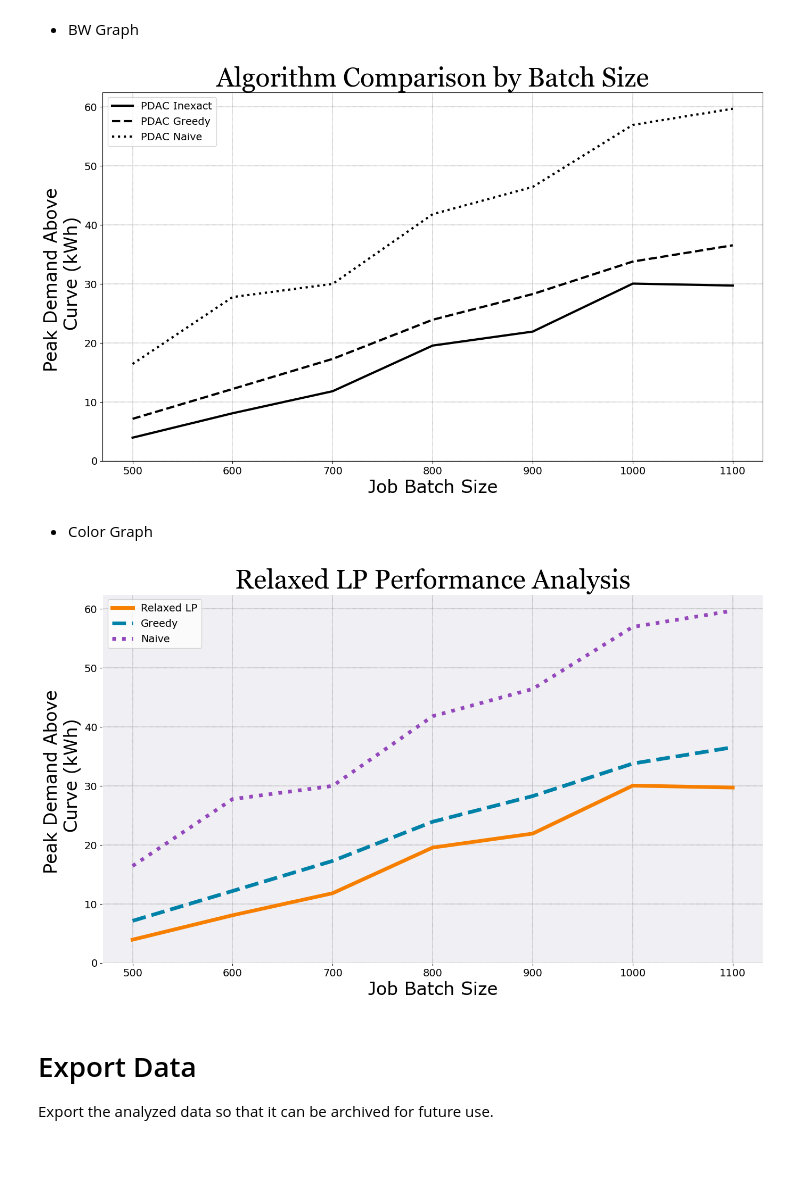
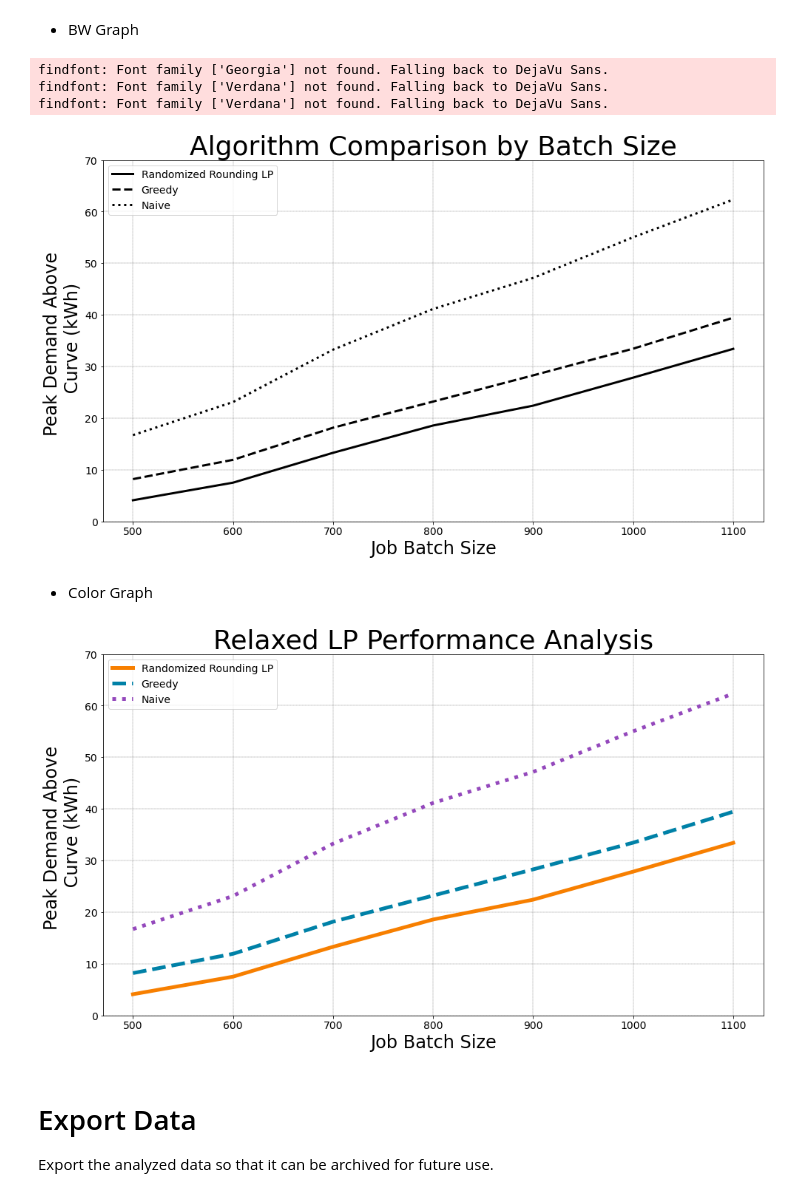
Before and after one commit to calebtheeardley/PeakDemanMinimizationAboveAResourceCurve, a Jupyter notebook: Code/Data Visualization/inexact_pdac_analysis.ipynb, the cells around one changed output. Drawn from its saved outputs; the diff is of its cells as text; code cells hidden in the pictures; blank space fills up the shorter version.

```diff
--- a/Code/Data Visualization/inexact_pdac_analysis.ipynb
+++ b/Code/Data Visualization/inexact_pdac_analysis.ipynb
@@ -106,6 +106,8 @@ pdac_naive = []
 
 final_data = []
 
+trials = 50
+
 for batch_size in range(start_size, end_size, step_size):
     inexact_total = 0
     inexact_copy_total = 0
@@ -114,7 +116,7 @@ for batch_size in range(start_size, end_size, step_size):
 
     print(f"\nBatch Size: {batch_size}")
 
-    for trial in range(5):
+    for trial in range(trials):
         print(f"Trial #: {trial}")
         random.shuffle(jobs_array)
 
@@ -151,9 +153,9 @@ for batch_size in range(start_size, end_size, step_size):
         }
         final_data.append(trial_data)
 
-    pdac_inexact.append(inexact_total / 5)
-    pdac_greedy.append(greedy_total / 5)
-    pdac_naive.append(naive_total / 5)
+    pdac_inexact.append(inexact_total / trials)
+    pdac_greedy.append(greedy_total / trials)
+    pdac_naive.append(naive_total / trials)
 # %% [output]
 Batch Size: 500
 Trial #: 0
@@ -188,9 +190,9 @@ fig, ax = plt.subplots(figsize=(16,9))
 
 # Plot data
 job_graph_xvalues = [i for i in range(start_size, end_size, step_size)]
-ax.plot(job_graph_xvalues, inexact_list, label="PDAC Inexact", linestyle='-', color = 'black', linewidth=3)
-ax.plot(job_graph_xvalues, greedy_list, label="PDAC Greedy", linestyle='--', color = 'black', linewidth=3)
-ax.plot(job_graph_xvalues, naive_list, label="PDAC Naive", linestyle=':', color = 'black', linewidth=3)
+ax.plot(job_graph_xvalues, inexact_list, label="Randomized Rounding LP", linestyle='-', color = 'black', linewidth=3)
+ax.plot(job_graph_xvalues, greedy_list, label="Greedy", linestyle='--', color = 'black', linewidth=3)
+ax.plot(job_graph_xvalues, naive_list, label="Naive", linestyle=':', color = 'black', linewidth=3)
 
 ax.grid(True, linestyle='--', linewidth=0.25, color='black')
 plt.tick_params(axis='both', labelsize=14)
@@ -206,43 +208,46 @@ ax.legend(loc='upper left', prop={'family': 'Verdana', 'size': 14})
 plt.savefig(f"../../Output_Data/Final_Figures/inexact_pdac_analysis_{analysis_num}_bw.png")
 plt.show()
 # %% [output]
+findfont: Font family ['Georgia'] not found. Falling back to DejaVu Sans.
+findfont: Font family ['Verdana'] not found. Falling back to DejaVu Sans.
+findfont: Font family ['Verdana'] not found. Falling back to DejaVu Sans.
-[figure, old version]
+[figure, new version]
 # %% [markdown]
 - Color Graph
 # %%
 fig, ax = plt.subplots(figsize=(16,9))
 
 # Set figure (outside) background
-fig.patch.set_facecolor("#FFFFFF")
+# fig.patch.set_facecolor("#FFFFFF")
 
 # Set axes (plot area) background
-ax.set_facecolor("#f0f0f4")
+# ax.set_facecolor("#FFFFFF")
 
 # Plot data
 job_graph_xvalues = [i for i in range(start_size, end_size, step_size)]
-ax.plot(job_graph_xvalues, inexact_list, label="Relaxed LP", linestyle='-', color = '#f77f00', linewidth=5)
+ax.plot(job_graph_xvalues, inexact_list, label="Randomized Rounding LP", linestyle='-', color = '#f77f00', linewidth=5)
 ax.plot(job_graph_xvalues, greedy_list, label="Greedy", linestyle='--', color = '#0081a7', linewidth=5)
 ax.plot(job_graph_xvalues, naive_list, label="Naive", linestyle=':', color = '#9448bc', linewidth=5)
 
 ax.grid(True, linestyle='--', linewidth=0.25, color='black')
 plt.tick_params(axis='both', labelsize=14)
 ax.set_xticks(np.arange(start_size, end_size, step_size))
 ax.set_yticks(np.arange(0, max(naive_list)+10, 10))
 
 ax.set_title("Relaxed LP Performance Analysis", fontsize=36, fontname="Georgia", color='black')
 ax.set_xlabel("Job Batch Size", fontsize=24, fontname='Verdana', color='black')
 ax.set_ylabel("Peak Demand Above \n Curve (kWh)", fontsize=24, fontname='Verdana', color='black')
 ax.legend(loc='upper left', prop={'family': 'Verdana', 'size': 14})
 
 ax.tick_params(colors='black')
 for spine in ax.spines.values():
-    spine.set_edgecolor('white')
+    spine.set_edgecolor('black')
 
 # Save the figure to the Figures folder
 plt.savefig(f"../../Output_Data/Final_Figures/inexact_pdac_analysis_{analysis_num}_color.png")
 plt.show()
 # %% [output]
-[figure, old version]
+[figure, new version]
 # %% [markdown]
 # Export Data
 Export the analyzed data so that it can be archived for future use.
```
Also changed, not shown: parts of 2 cells of this notebook, 17 other files.
